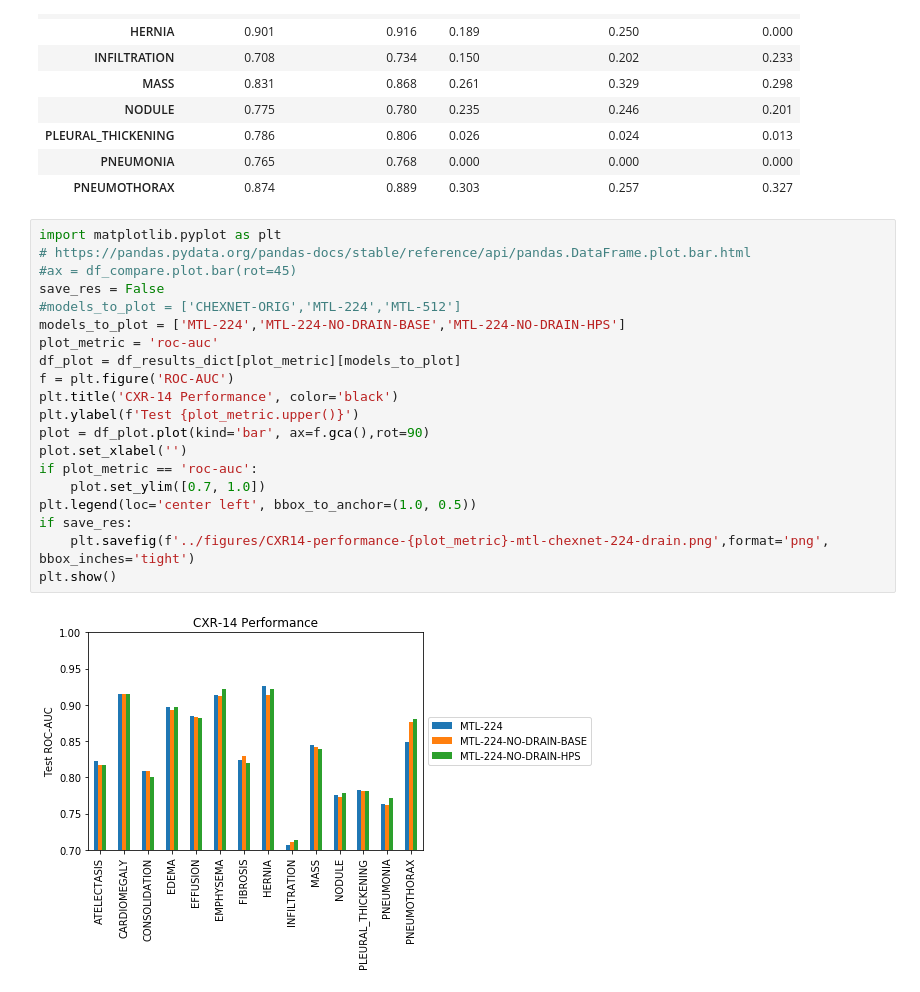
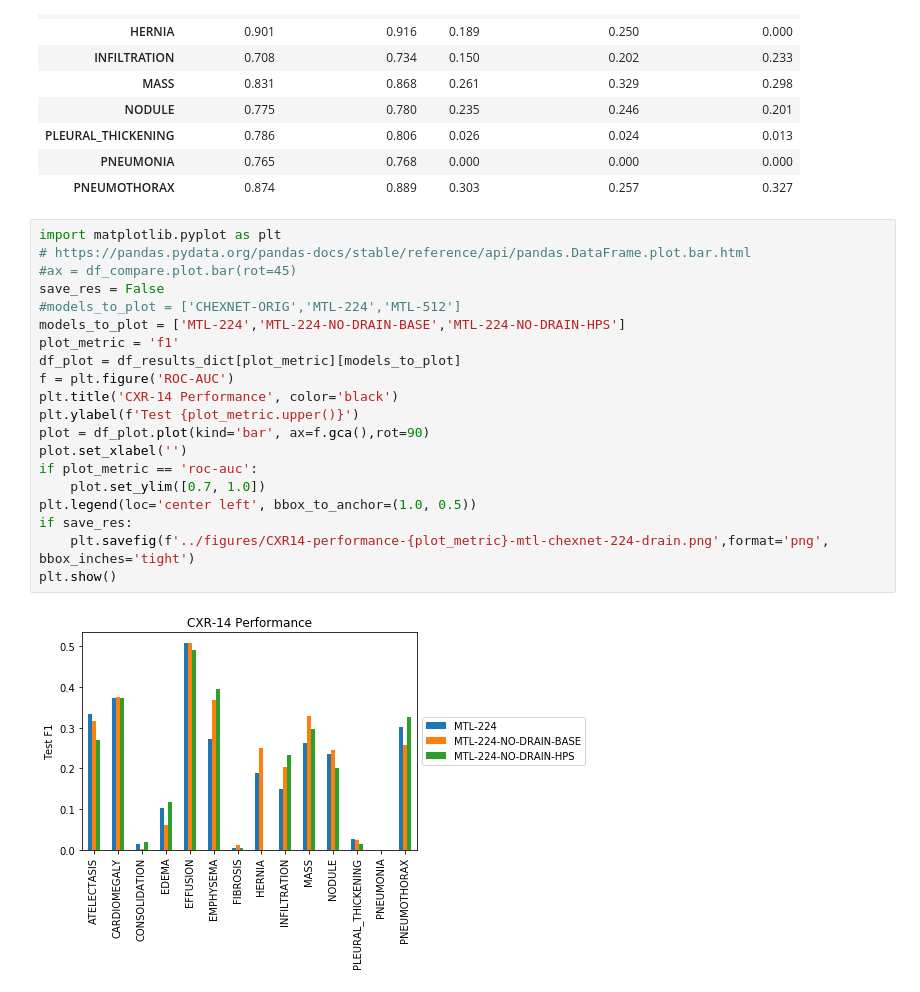
Before and after one commit to tsy935/metal, a Jupyter notebook: metal/mmtl/cxr/analysis/notebooks/compare_to_chexnet.ipynb, the cells around one changed output. Drawn from its saved outputs; the diff is of its cells as text.

Commit message:
updated analysis functions to plot slice-specific performance

```diff
--- a/metal/mmtl/cxr/analysis/notebooks/compare_to_chexnet.ipynb
+++ b/metal/mmtl/cxr/analysis/notebooks/compare_to_chexnet.ipynb
@@ -56,25 +56,25 @@ df_results_dict['f1'].round(3)
 # %%
 import matplotlib.pyplot as plt
 # https://pandas.pydata.org/pandas-docs/stable/reference/api/pandas.DataFrame.plot.bar.html
 #ax = df_compare.plot.bar(rot=45)
 save_res = False
 #models_to_plot = ['CHEXNET-ORIG','MTL-224','MTL-512']
 models_to_plot = ['MTL-224','MTL-224-NO-DRAIN-BASE','MTL-224-NO-DRAIN-HPS']
-plot_metric = 'roc-auc'
+plot_metric = 'f1'
 df_plot = df_results_dict[plot_metric][models_to_plot]
 f = plt.figure('ROC-AUC')
 plt.title('CXR-14 Performance', color='black')
 plt.ylabel(f'Test {plot_metric.upper()}')
 plot = df_plot.plot(kind='bar', ax=f.gca(),rot=90)
 plot.set_xlabel('')
 if plot_metric == 'roc-auc':
     plot.set_ylim([0.7, 1.0])
 plt.legend(loc='center left', bbox_to_anchor=(1.0, 0.5))
 if save_res:
     plt.savefig(f'../figures/CXR14-performance-{plot_metric}-mtl-chexnet-224-drain.png',format='png', bbox_inches='tight')
 plt.show()
 # %% [output]
-[figure, old version]
+[figure, new version]
 # %%
 # Plotting drain slice performance
 # (1) trained w/o slice: main head on main task
```
Also changed, not shown: parts of 7 cells of this notebook.
